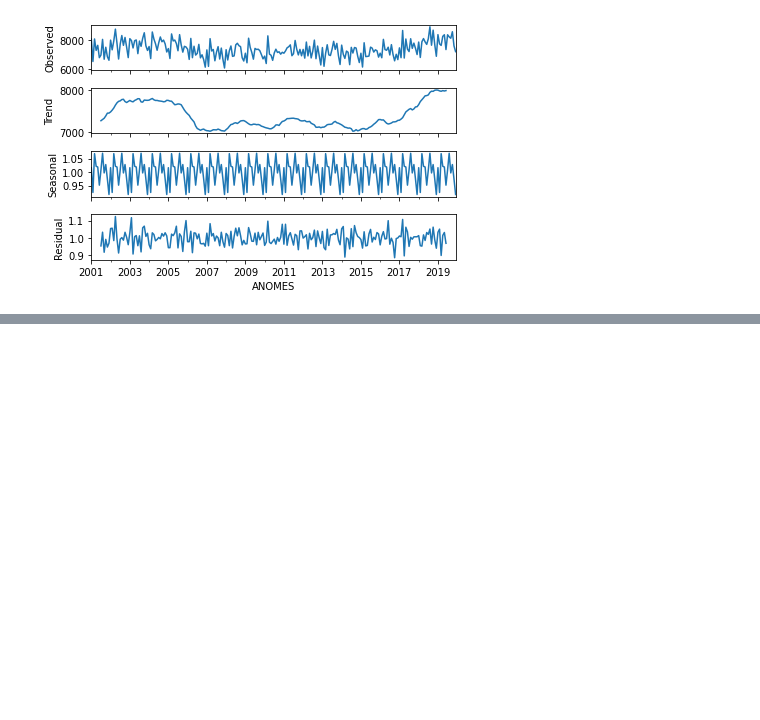
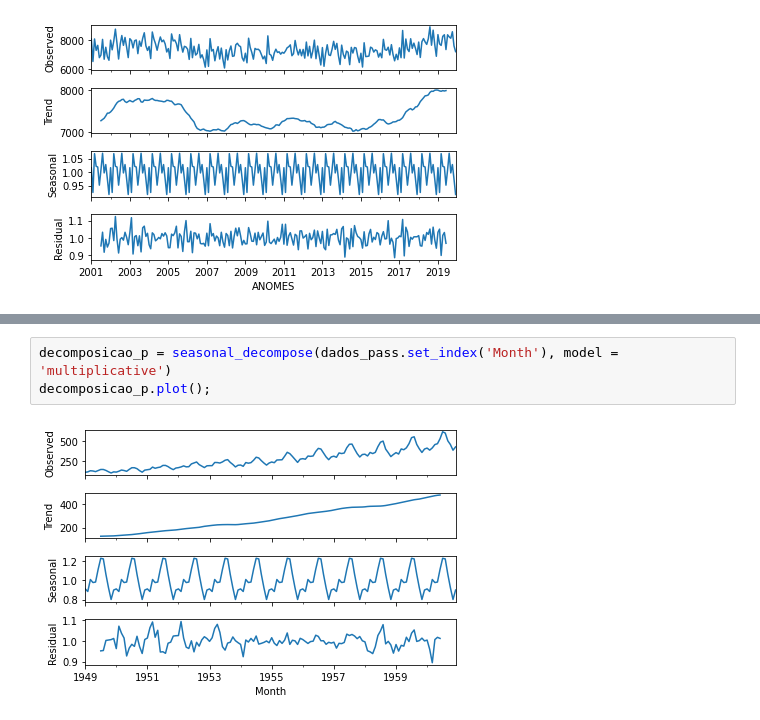
Before and after one commit to Kensawa94/Portifolio-Alura, a Jupyter notebook: Diário/Módulo 4/Atividade - 4/Atividade - 4.ipynb, the cells around one changed output, grey strips where cells are left out. Saved outputs shown, nothing was run; the diff lists cells and outputs as text; blank space fills up the shorter version.

```diff
--- a/Diário/Módulo 4/Atividade - 4/Atividade - 4.ipynb
+++ b/Diário/Módulo 4/Atividade - 4/Atividade - 4.ipynb
@@ -226,0 +256,5 @@ decomposicao_Mult.plot();
+# %%
+decomposicao_p = seasonal_decompose(dados_pass.set_index('Month'), model = 'multiplicative')
+decomposicao_p.plot();
+# %% [output]
+[figure, added]
```
Also changed, not shown: parts of 8 cells of this notebook.
